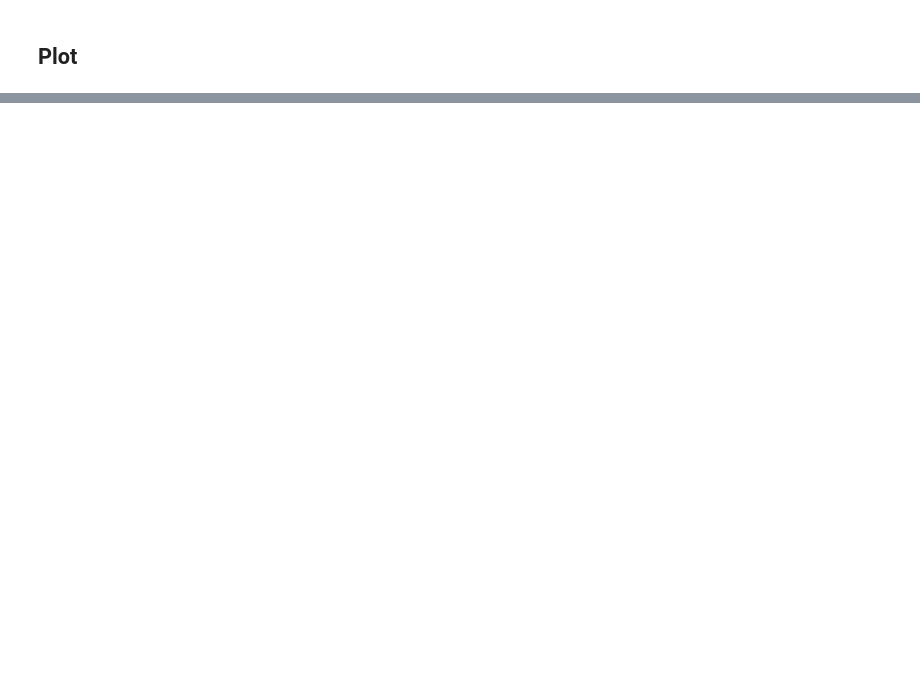
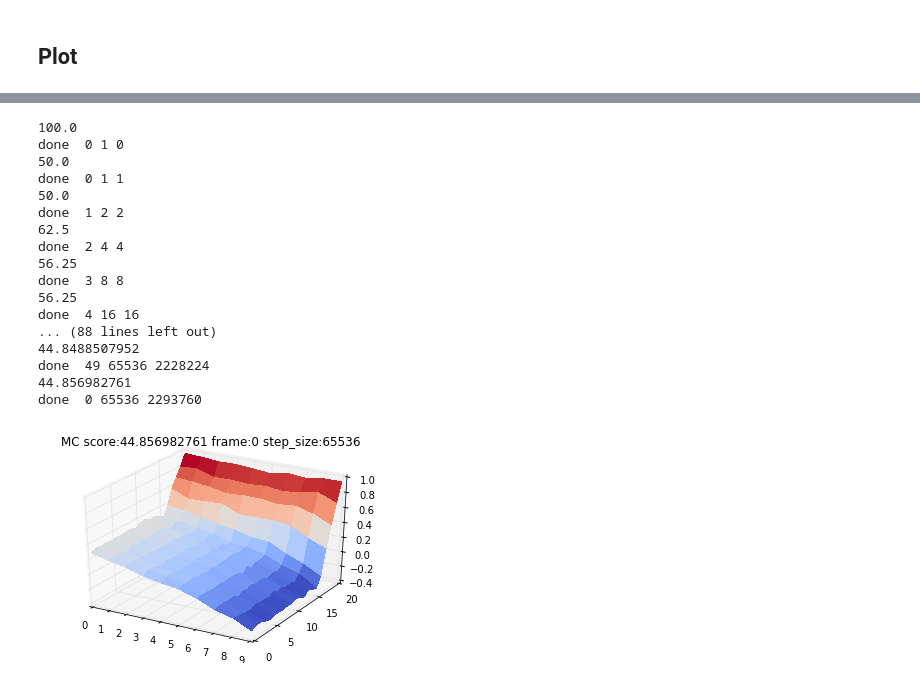
Before and after one commit to analog-rl/Easy21, a Jupyter notebook: Joe #2 Monte-Carlo Control in Easy21/Joe #2 Monte-Carlo Control in Easy21.ipynb, the cells around one changed output, grey strips where cells are left out. Saved outputs shown, nothing was run; the diff lists cells and outputs as text; code cells hidden in the pictures; blank space fills up the shorter version.

```diff
--- a/Joe #2 Monte-Carlo Control in Easy21/Joe #2 Monte-Carlo Control in Easy21.ipynb
+++ b/Joe #2 Monte-Carlo Control in Easy21/Joe #2 Monte-Carlo Control in Easy21.ipynb
@@ -243,0 +222,36 @@ agent.env
+# %%
+import matplotlib.pyplot as plt
+import matplotlib.animation as animation
+from mpl_toolkits.mplot3d import Axes3D
+from matplotlib import cm
+%matplotlib inline
+
+N0 = 1000000
+agent = MC_Agent(Environment(), N0)
+fig = plt.figure("N1000000")
+ax = fig.add_subplot(111, projection='3d')
+
+ani = animation.FuncAnimation(fig, animate, 50, repeat=False)
+
+# note: requires gif writer; swap with plt.show()
+ani.save('MC_Agent_N1000000.gif', writer='imagemagick', fps=3)
+# plt.show()
+# %% [output]
+100.0
+done  0 1 0
+50.0
+done  0 1 1
+50.0
+done  1 2 2
+62.5
+done  2 4 4
+56.25
+done  3 8 8
+56.25
+done  4 16 16
+... (88 lines left out)
+44.8488507952
+done  49 65536 2228224
+44.856982761
+done  0 65536 2293760
+[figure, added]
```
Also changed, not shown: parts of 14 cells of this notebook, 3 other files.
